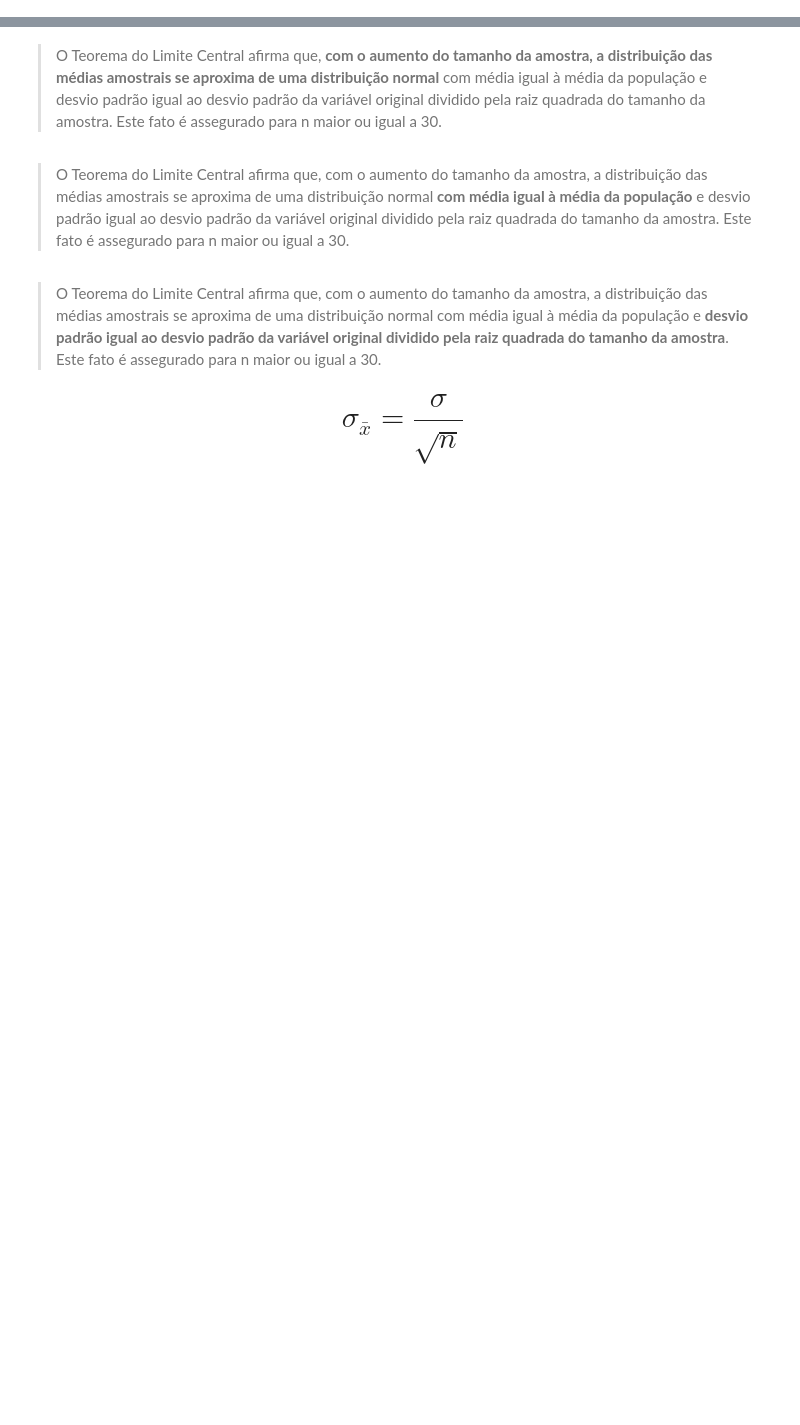
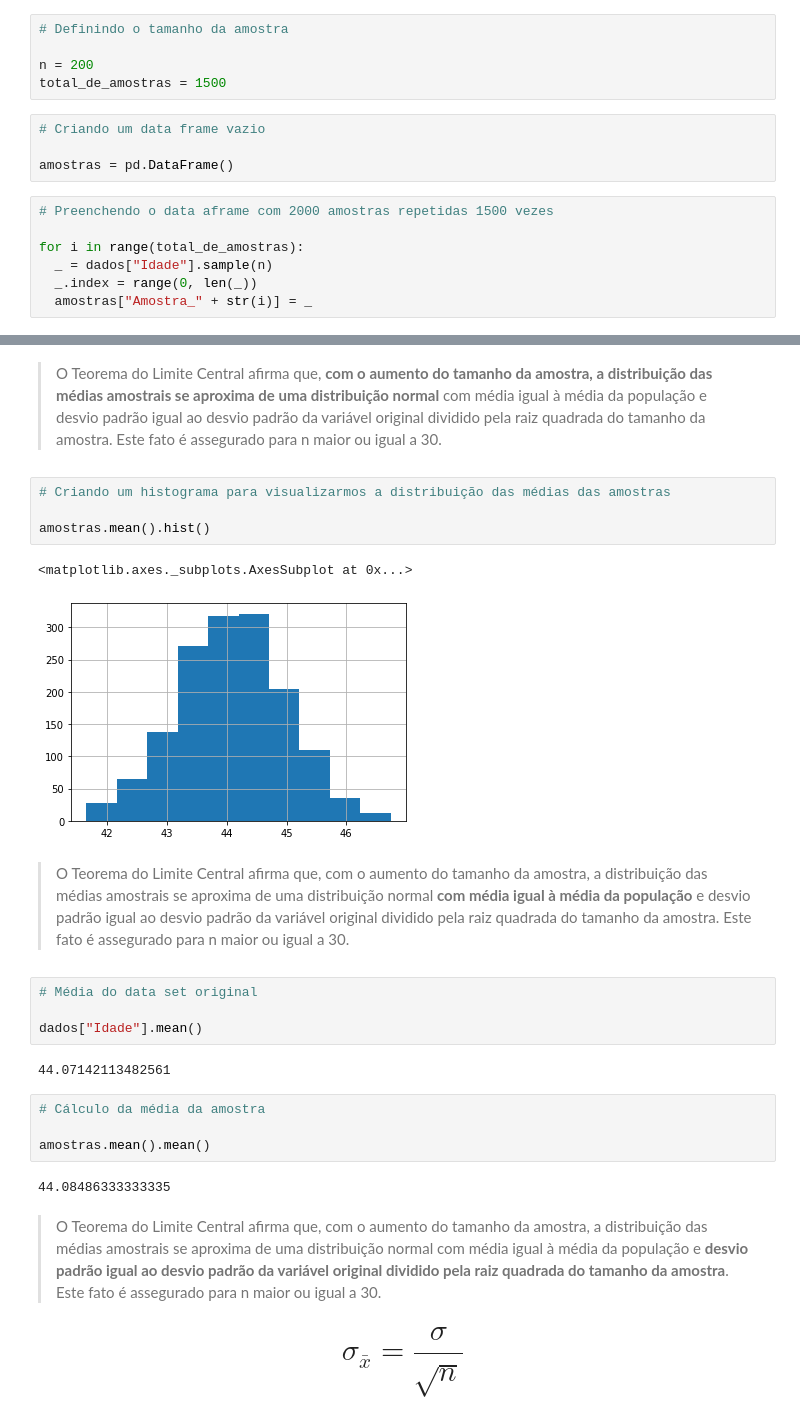
Before and after one commit to matheus6266/formacao_data_science, a Jupyter notebook: 03 - Estatística Python 2/Curso_de_Estatística_Parte_2.ipynb, the cells around one changed output, grey strips where cells are left out. Drawn from its saved outputs; the diff is of its cells as text; blank space fills up the shorter version.

```diff
--- a/03 - Estatística Python 2/Curso_de_Estatística_Parte_2.ipynb
+++ b/03 - Estatística Python 2/Curso_de_Estatística_Parte_2.ipynb
@@ -913,3 +913,19 @@ Suponha que os pesos dos sacos de arroz de uma indústria alimentícia se distri
 O desvio padrão das médias amostrais é conhecido como **erro padrão da média**
 # %% [markdown]
 ### Entendendo o Teorema do Limite Central
+# %%
+# Definindo o tamanho da amostra
+
+n = 200
+total_de_amostras = 1500
+# %%
+# Criando um data frame vazio
+
+amostras = pd.DataFrame()
+# %%
+# Preenchendo o data aframe com 2000 amostras repetidas 1500 vezes
+
+for i in range(total_de_amostras):
+  _ = dados["Idade"].sample(n)
+  _.index = range(0, len(_))
+  amostras["Amostra_" + str(i)] = _
@@ -916,7 +948,26 @@ O desvio padrão das médias amostrais é conhecido como **erro padrão da médi
 # %% [markdown]
 > O Teorema do Limite Central afirma que, **com o aumento do tamanho da amostra, a distribuição das médias amostrais se aproxima de uma distribuição normal** com média igual à média da população e desvio padrão igual ao desvio padrão da variável original dividido pela raiz quadrada do tamanho da amostra. Este fato é assegurado para n maior ou igual a 30.
+# %%
+# Criando um histograma para visualizarmos a distribuição das médias das amostras
+
+amostras.mean().hist()
+# %% [output]
+<matplotlib.axes._subplots.AxesSubplot at 0x...>
+[figure, added]
 # %% [markdown]
 > O Teorema do Limite Central afirma que, com o aumento do tamanho da amostra, a distribuição das médias amostrais se aproxima de uma distribuição normal **com média igual à média da população** e desvio padrão igual ao desvio padrão da variável original dividido pela raiz quadrada do tamanho da amostra. Este fato é assegurado para n maior ou igual a 30.
+# %%
+# Média do data set original
+
+dados["Idade"].mean()
+# %% [output]
+44.07142113482561
+# %%
+# Cálculo da média da amostra
+
+amostras.mean().mean()
+# %% [output]
+44.08486333333335
 # %% [markdown]
 > O Teorema do Limite Central afirma que, com o aumento do tamanho da amostra, a distribuição das médias amostrais se aproxima de uma distribuição normal com média igual à média da população e **desvio padrão igual ao desvio padrão da variável original dividido pela raiz quadrada do tamanho da amostra**. Este fato é assegurado para n maior ou igual a 30.
 
```
Also changed, not shown: parts of 17 cells of this notebook.
